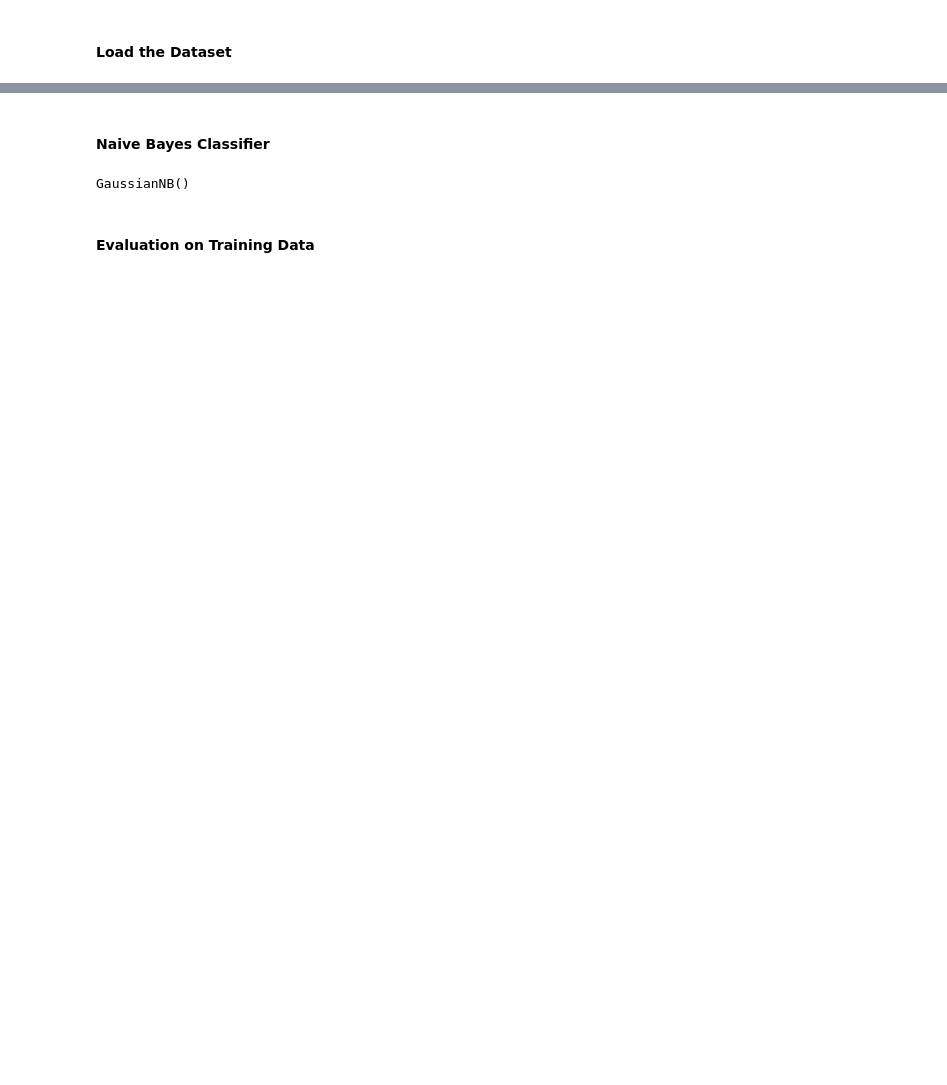
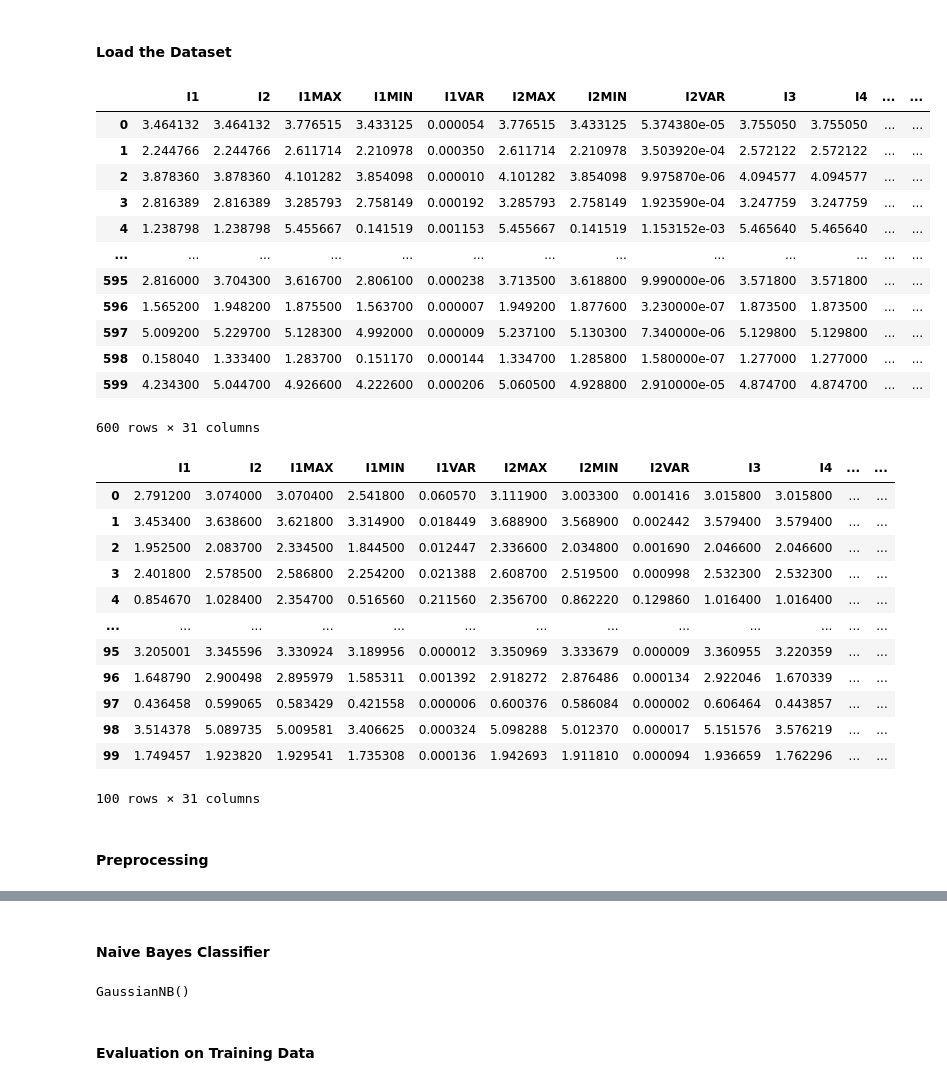
Before and after one commit to SarantisPapachrist/Diploma-Thesis, a Jupyter notebook: PV_dataset/Naive_Bayes.ipynb, the cells around one changed output, grey strips where cells are left out. Saved outputs shown, nothing was run; the diff lists cells and outputs as text; code cells hidden in the pictures; blank space fills up the shorter version.

Commit message:
Επεξεργασία Dataset

```diff
--- a/PV_dataset/Naive_Bayes.ipynb
+++ b/PV_dataset/Naive_Bayes.ipynb
@@ -21,0 +3,50 @@ warnings.filterwarnings("ignore", category=UserWarning)
+# %%
+import pandas as pd
+import numpy as np
+
+from sklearn.preprocessing import MinMaxScaler
+from sklearn.naive_bayes import GaussianNB
+
+from sklearn.metrics import confusion_matrix
+import matplotlib.pyplot as plt
+import seaborn as sns
+from sklearn.model_selection import cross_validate, KFold
+
+from sklearn.metrics import roc_curve, auc
+from sklearn.metrics import precision_score, recall_score, f1_score, accuracy_score, log_loss, confusion_matrix, roc_auc_score
+
+path_train = "/home/sarantis/Documents/Διπλωματική Εργασία/Diploma-Thesis/PV_dataset/datasets/train data.csv"
+train_data = pd.read_csv(path_train, delimiter=';')
+
+path_test = "/home/sarantis/Documents/Διπλωματική Εργασία/Diploma-Thesis/PV_dataset/datasets/test data.csv"
+test_data = pd.read_csv(path_test, delimiter=';')
+
+display(train_data)
+display(test_data)
+# %% [output]
+|  | I1 | I2 | I1MAX | I1MIN | I1VAR | I2MAX | I2MIN | I2VAR | I3 | I4 | ... | ... |
+| 0 | 3.464132 | 3.464132 | 3.776515 | 3.433125 | 0.000054 | 3.776515 | 3.433125 | 5.374380e-05 | 3.755050 | 3.755050 | ... | ... |
+| 1 | 2.244766 | 2.244766 | 2.611714 | 2.210978 | 0.000350 | 2.611714 | 2.210978 | 3.503920e-04 | 2.572122 | 2.572122 | ... | ... |
+| 2 | 3.878360 | 3.878360 | 4.101282 | 3.854098 | 0.000010 | 4.101282 | 3.854098 | 9.975870e-06 | 4.094577 | 4.094577 | ... | ... |
+| 3 | 2.816389 | 2.816389 | 3.285793 | 2.758149 | 0.000192 | 3.285793 | 2.758149 | 1.923590e-04 | 3.247759 | 3.247759 | ... | ... |
+| 4 | 1.238798 | 1.238798 | 5.455667 | 0.141519 | 0.001153 | 5.455667 | 0.141519 | 1.153152e-03 | 5.465640 | 5.465640 | ... | ... |
+| ... | ... | ... | ... | ... | ... | ... | ... | ... | ... | ... | ... | ... |
+| 595 | 2.816000 | 3.704300 | 3.616700 | 2.806100 | 0.000238 | 3.713500 | 3.618800 | 9.990000e-06 | 3.571800 | 3.571800 | ... | ... |
+| 596 | 1.565200 | 1.948200 | 1.875500 | 1.563700 | 0.000007 | 1.949200 | 1.877600 | 3.230000e-07 | 1.873500 | 1.873500 | ... | ... |
+| 597 | 5.009200 | 5.229700 | 5.128300 | 4.992000 | 0.000009 | 5.237100 | 5.130300 | 7.340000e-06 | 5.129800 | 5.129800 | ... | ... |
+| 598 | 0.158040 | 1.333400 | 1.283700 | 0.151170 | 0.000144 | 1.334700 | 1.285800 | 1.580000e-07 | 1.277000 | 1.277000 | ... | ... |
+| 599 | 4.234300 | 5.044700 | 4.926600 | 4.222600 | 0.000206 | 5.060500 | 4.928800 | 2.910000e-05 | 4.874700 | 4.874700 | ... | ... |
+600 rows × 31 columns
+|  | I1 | I2 | I1MAX | I1MIN | I1VAR | I2MAX | I2MIN | I2VAR | I3 | I4 | ... | ... |
+| 0 | 2.791200 | 3.074000 | 3.070400 | 2.541800 | 0.060570 | 3.111900 | 3.003300 | 0.001416 | 3.015800 | 3.015800 | ... | ... |
+| 1 | 3.453400 | 3.638600 | 3.621800 | 3.314900 | 0.018449 | 3.688900 | 3.568900 | 0.002442 | 3.579400 | 3.579400 | ... | ... |
+| 2 | 1.952500 | 2.083700 | 2.334500 | 1.844500 | 0.012447 | 2.336600 | 2.034800 | 0.001690 | 2.046600 | 2.046600 | ... | ... |
+| 3 | 2.401800 | 2.578500 | 2.586800 | 2.254200 | 0.021388 | 2.608700 | 2.519500 | 0.000998 | 2.532300 | 2.532300 | ... | ... |
+| 4 | 0.854670 | 1.028400 | 2.354700 | 0.516560 | 0.211560 | 2.356700 | 0.862220 | 0.129860 | 1.016400 | 1.016400 | ... | ... |
+| ... | ... | ... | ... | ... | ... | ... | ... | ... | ... | ... | ... | ... |
+| 95 | 3.205001 | 3.345596 | 3.330924 | 3.189956 | 0.000012 | 3.350969 | 3.333679 | 0.000009 | 3.360955 | 3.220359 | ... | ... |
+| 96 | 1.648790 | 2.900498 | 2.895979 | 1.585311 | 0.001392 | 2.918272 | 2.876486 | 0.000134 | 2.922046 | 1.670339 | ... | ... |
+| 97 | 0.436458 | 0.599065 | 0.583429 | 0.421558 | 0.000006 | 0.600376 | 0.586084 | 0.000002 | 0.606464 | 0.443857 | ... | ... |
+| 98 | 3.514378 | 5.089735 | 5.009581 | 3.406625 | 0.000324 | 5.098288 | 5.012370 | 0.000017 | 5.151576 | 3.576219 | ... | ... |
+| 99 | 1.749457 | 1.923820 | 1.929541 | 1.735308 | 0.000136 | 1.942693 | 1.911810 | 0.000094 | 1.936659 | 1.762296 | ... | ... |
+100 rows × 31 columns
@@ -21,0 +58,2 @@ warnings.filterwarnings("ignore", category=UserWarning)
+# %% [markdown]
+#### Preprocessing
```
Also changed, not shown: parts of 13 cells of this notebook, 1 other file.
